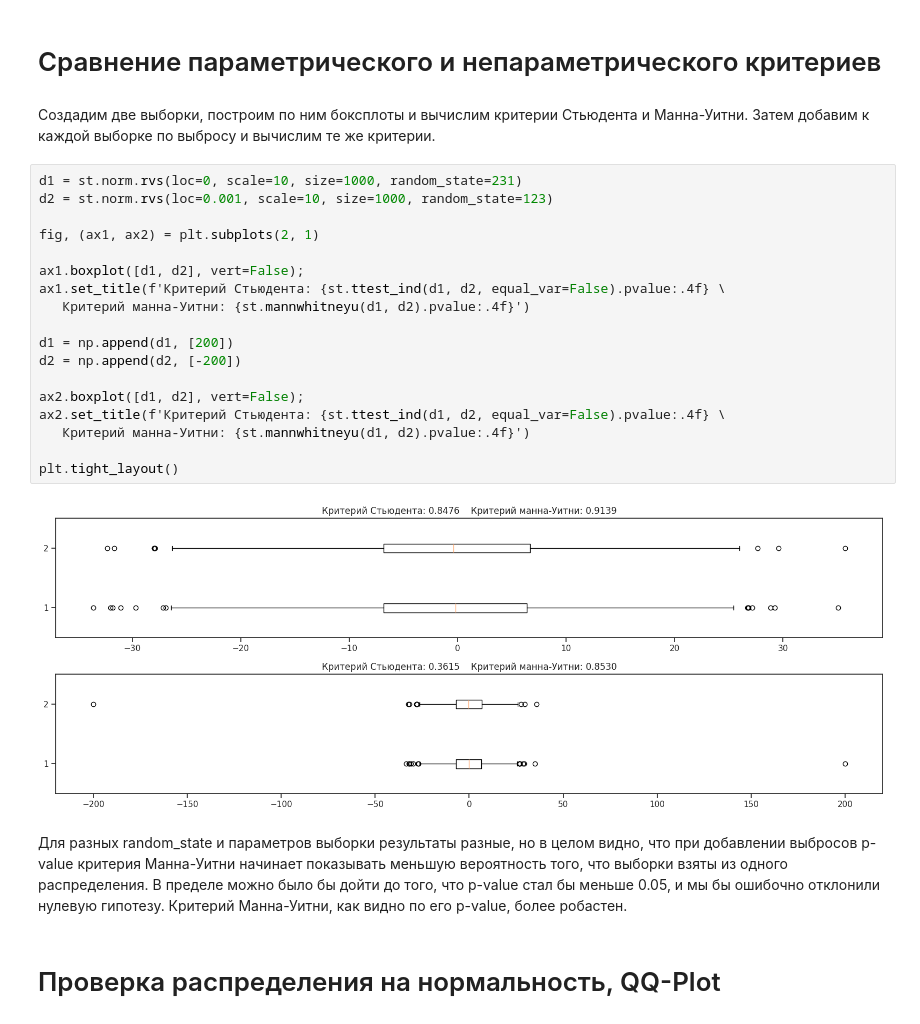
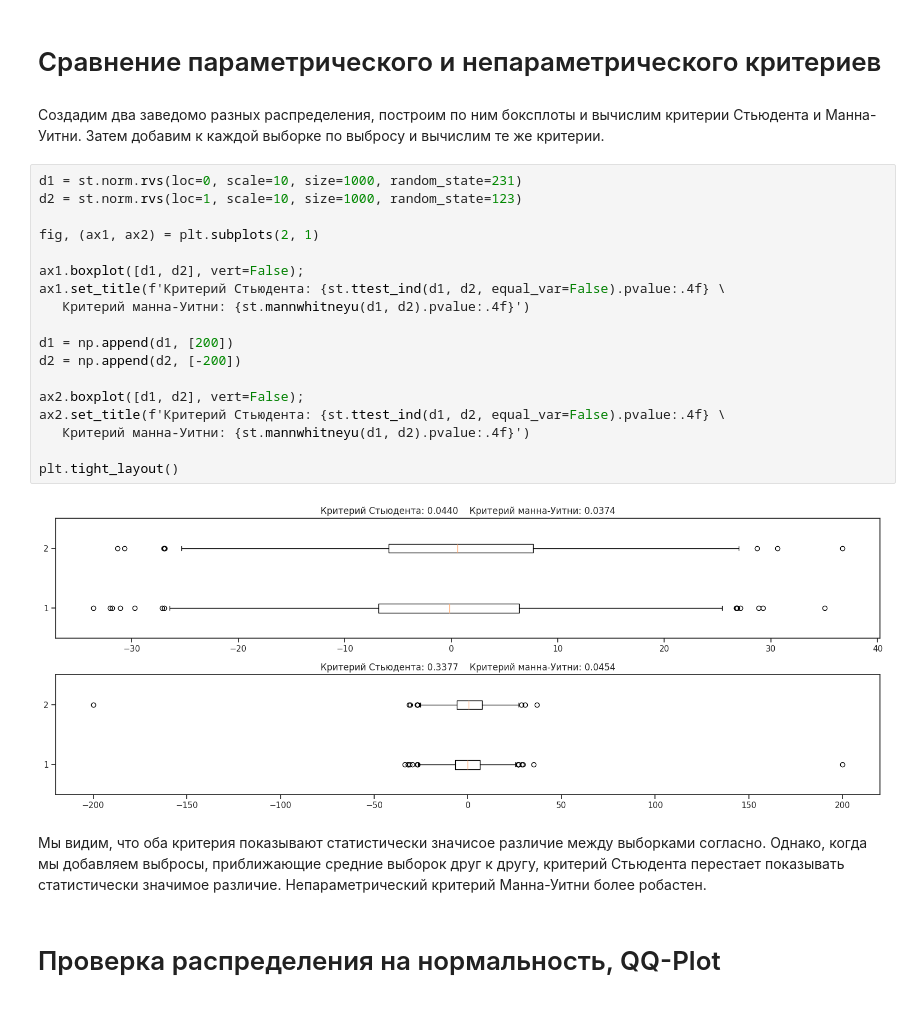
Before and after one commit to zakharkousnetsov/DS_projects, a Jupyter notebook: statistics/statistics.ipynb, the cells around one changed output. Saved outputs shown, nothing was run; the diff lists cells and outputs as text.

```diff
--- a/statistics/statistics.ipynb
+++ b/statistics/statistics.ipynb
@@ -408,29 +412,29 @@ pvalue: 0.05251939059183091
 # %% [markdown]
 # Сравнение параметрического и непараметрического критериев
 # %% [markdown]
-Создадим две выборки, построим по ним боксплоты и вычислим критерии Стьюдента и Манна-Уитни. Затем добавим к каждой выборке по выбросу и вычислим те же критерии.
+Создадим два заведомо разных распределения, построим по ним боксплоты и вычислим критерии Стьюдента и Манна-Уитни. Затем добавим к каждой выборке по выбросу и вычислим те же критерии.
 # %%
 d1 = st.norm.rvs(loc=0, scale=10, size=1000, random_state=231)
-d2 = st.norm.rvs(loc=0.001, scale=10, size=1000, random_state=123)
+d2 = st.norm.rvs(loc=1, scale=10, size=1000, random_state=123)
 
 fig, (ax1, ax2) = plt.subplots(2, 1)
 
 ax1.boxplot([d1, d2], vert=False);
 ax1.set_title(f'Критерий Стьюдента: {st.ttest_ind(d1, d2, equal_var=False).pvalue:.4f} \
    Критерий манна-Уитни: {st.mannwhitneyu(d1, d2).pvalue:.4f}')
 
 d1 = np.append(d1, [200])
 d2 = np.append(d2, [-200])
 
 ax2.boxplot([d1, d2], vert=False);
 ax2.set_title(f'Критерий Стьюдента: {st.ttest_ind(d1, d2, equal_var=False).pvalue:.4f} \
    Критерий манна-Уитни: {st.mannwhitneyu(d1, d2).pvalue:.4f}')
 
 plt.tight_layout()
 # %% [output]
-[figure, old version]
+[figure, new version]
-# %% [markdown]
-Для разных random_state и параметров выборки результаты разные, но в целом видно, что при добавлении выбросов p-value критерия Манна-Уитни начинает показывать меньшую вероятность того, что выборки взяты из одного распределения. В пределе можно было бы дойти до того, что p-value стал бы меньше 0.05, и мы бы ошибочно отклонили нулевую гипотезу. Критерий Манна-Уитни, как видно по его p-value, более робастен.
+# %% [markdown]
+Мы видим, что оба критерия показывают статистически значисое различие между выборками согласно. Однако, когда мы добавляем выбросы, приближающие средние выборок друг к другу, критерий Стьюдента перестает показывать статистически значимое различие. Непараметрический критерий Манна-Уитни более робастен.
 # %% [markdown]
 # Проверка распределения на нормальность, QQ-Plot
 # %% [markdown]
```
Also changed, not shown: parts of 5 cells of this notebook.
